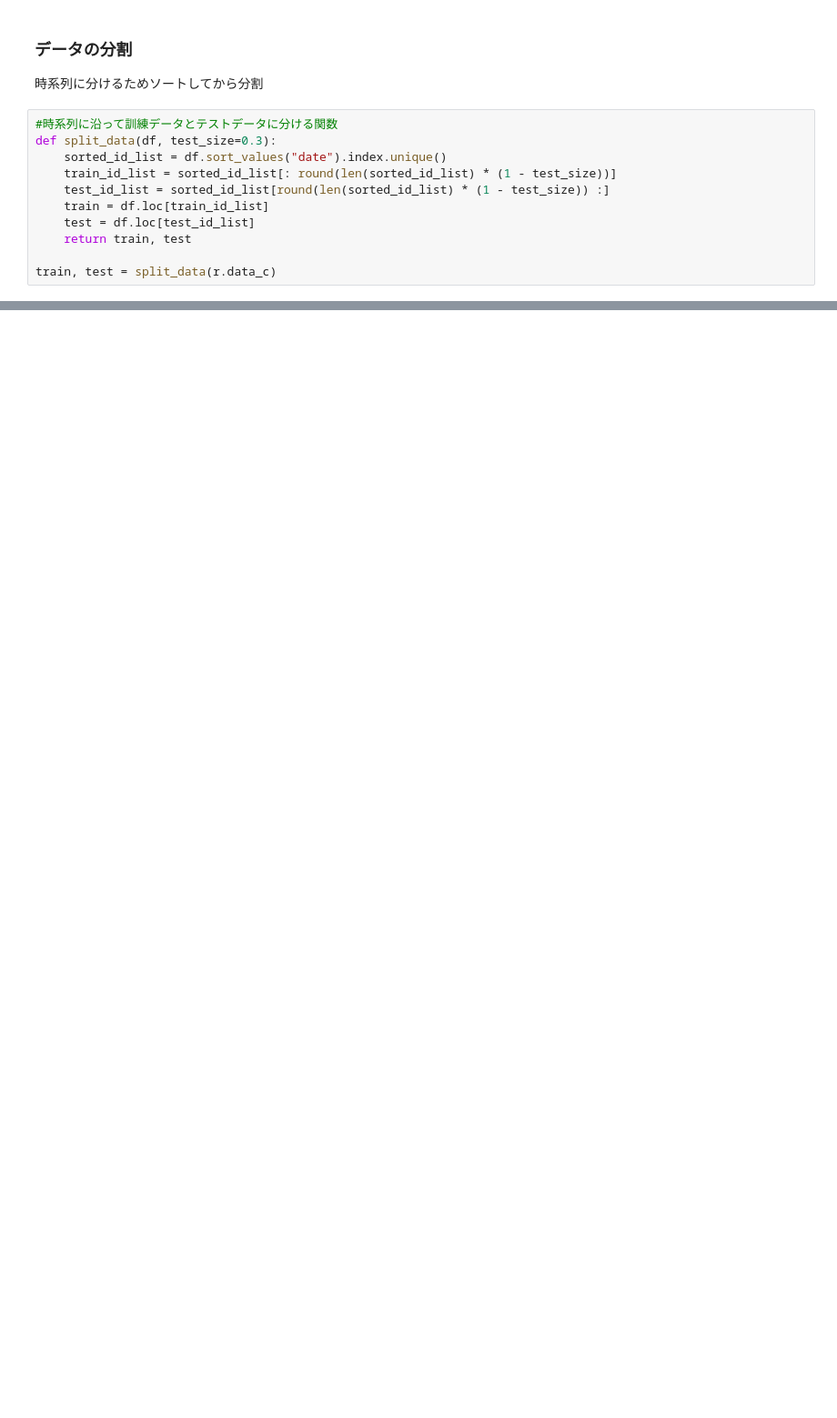
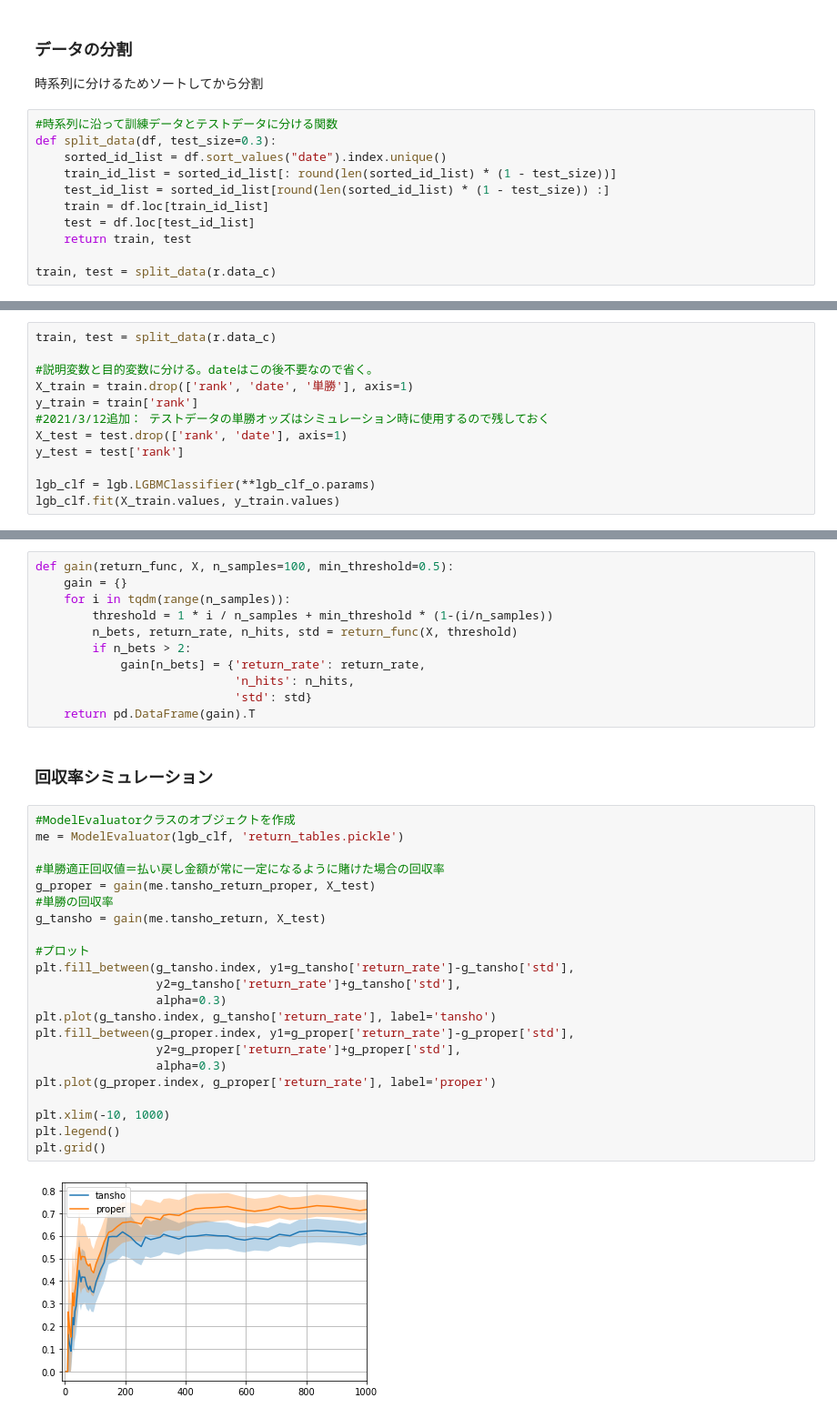
Before and after one commit to aritanaoya/Titanic_Kaggle, a Jupyter notebook: keibaAI.ipynb, the cells around one changed output, grey strips where cells are left out. Shown at 91% size. Saved outputs shown, nothing was run; the diff lists cells and outputs as text; blank space fills up the shorter version.

```diff
--- a/keibaAI.ipynb
+++ b/keibaAI.ipynb
@@ -751,0 +992,12 @@ train, test = split_data(r.data_c)
+# %%
+train, test = split_data(r.data_c)
+
+#説明変数と目的変数に分ける。dateはこの後不要なので省く。
+X_train = train.drop(['rank', 'date', '単勝'], axis=1)
+y_train = train['rank']
+#2021/3/12追加： テストデータの単勝オッズはシミュレーション時に使用するので残しておく
+X_test = test.drop(['rank', 'date'], axis=1)
+y_test = test['rank']
+
+lgb_clf = lgb.LGBMClassifier(**lgb_clf_o.params)
+lgb_clf.fit(X_train.values, y_train.values)
@@ -751,0 +1042,37 @@ train, test = split_data(r.data_c)
+# %%
+def gain(return_func, X, n_samples=100, min_threshold=0.5):
+    gain = {}
+    for i in tqdm(range(n_samples)):
+        threshold = 1 * i / n_samples + min_threshold * (1-(i/n_samples))
+        n_bets, return_rate, n_hits, std = return_func(X, threshold)
+        if n_bets > 2:
+            gain[n_bets] = {'return_rate': return_rate,
+                            'n_hits': n_hits,
+                            'std': std}
+    return pd.DataFrame(gain).T
+# %% [markdown]
+### 回収率シミュレーション
+# %%
+#ModelEvaluatorクラスのオブジェクトを作成
+me = ModelEvaluator(lgb_clf, 'return_tables.pickle')
+
+#単勝適正回収値＝払い戻し金額が常に一定になるように賭けた場合の回収率
+g_proper = gain(me.tansho_return_proper, X_test)
+#単勝の回収率
+g_tansho = gain(me.tansho_return, X_test)
+
+#プロット
+plt.fill_between(g_tansho.index, y1=g_tansho['return_rate']-g_tansho['std'],
+                 y2=g_tansho['return_rate']+g_tansho['std'],
+                 alpha=0.3)
+plt.plot(g_tansho.index, g_tansho['return_rate'], label='tansho')
+plt.fill_between(g_proper.index, y1=g_proper['return_rate']-g_proper['std'],
+                 y2=g_proper['return_rate']+g_proper['std'],
+                 alpha=0.3)
+plt.plot(g_proper.index, g_proper['return_rate'], label='proper')
+
+plt.xlim(-10, 1000)
+plt.legend()
+plt.grid()
+# %% [output]
+[figure, added]
```
Also changed, not shown: parts of 54 cells of this notebook.
